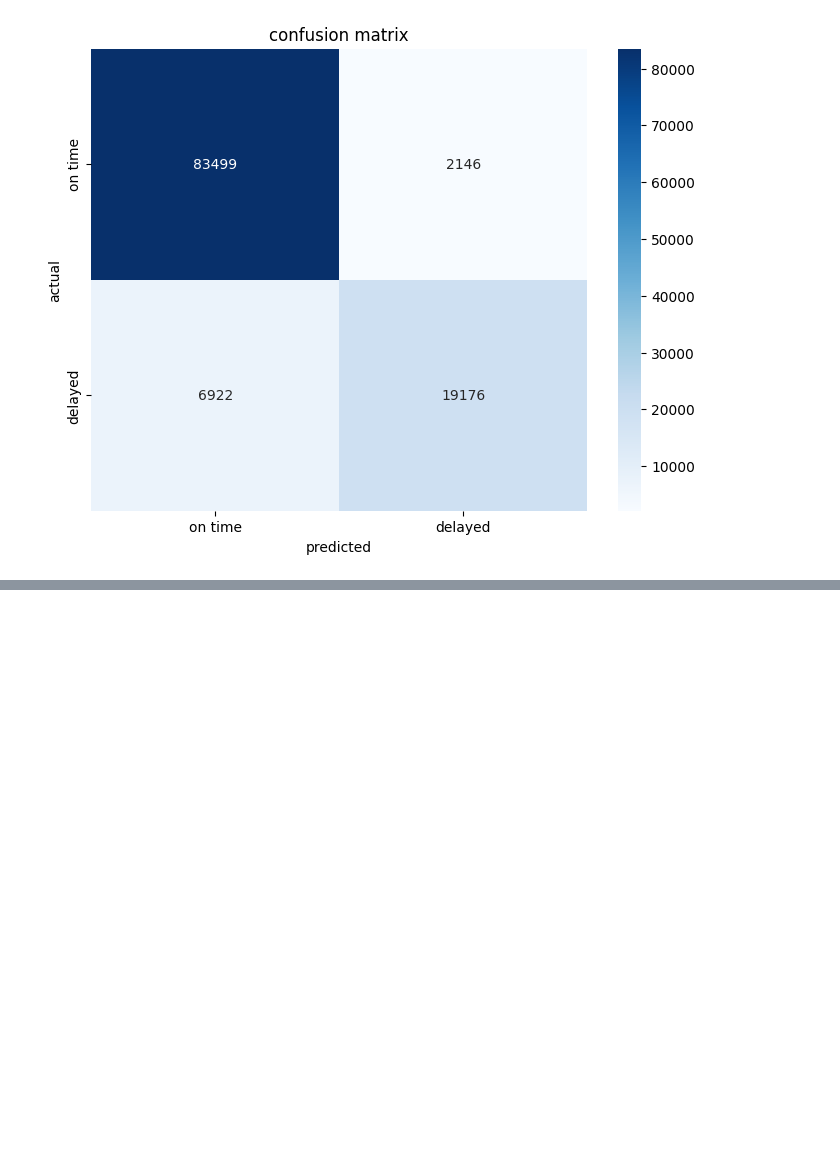
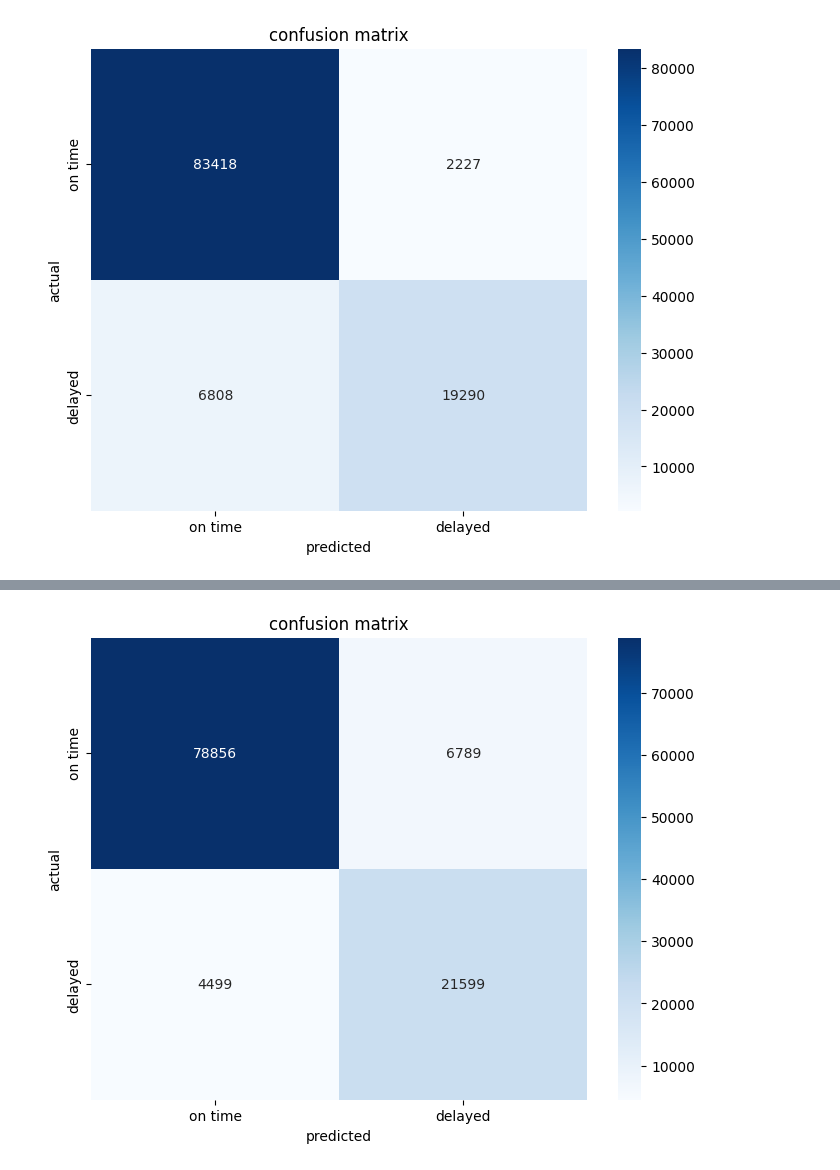
Before and after one commit to annawang021/flight_delays, a Jupyter notebook: logreg.ipynb, the cells around one changed output, grey strips where cells are left out. Cells and saved outputs as stored; diff of their text form; code cells hidden in the pictures; blank space fills up the shorter version.

Commit message:
class weights balanced

```diff
--- a/logreg.ipynb
+++ b/logreg.ipynb
@@ -35,7 +35,7 @@ from sklearn.linear_model import LogisticRegression
 from sklearn.pipeline import Pipeline
 from sklearn.metrics import accuracy_score, classification_report
 # %%
-X = df.drop(['FL_DATE','ARR_DELAY_NEW'], axis=1)
+X = df.drop(['ARR_DELAY_NEW'], axis=1)
 y = (df['ARR_DELAY_NEW'] > 15).astype(int)  # delays greater than 15 mins
 X_train, X_test, y_train, y_test = train_test_split(X, y, test_size=0.2, random_state=42)
 # %%
@@ -115,0 +118,13 @@ plt.show()
+# %%
+# penalize minority class misclassifications more
+model = Pipeline(steps=[
+    ('preprocessor', preprocessor),
+    ('classifier', LogisticRegression(max_iter=1000, class_weight='balanced'))
+])
+# %%
+model.fit(X_train, y_train)
+y_pred = model.predict(X_test)
+accuracy = accuracy_score(y_test, y_pred)
+print(f"accuracy: {accuracy}")
+report = classification_report(y_test, y_pred)
+print("classification report:\n", report)
@@ -115,0 +142,13 @@ plt.show()
+# %%
+cm = confusion_matrix(y_test, y_pred)
+
+plt.figure(figsize=(8, 6))
+sns.heatmap(cm, annot=True, fmt="d", cmap="Blues",
+            xticklabels=['on time', 'delayed'],
+            yticklabels=['on time', 'delayed'])
+plt.xlabel("predicted")
+plt.ylabel("actual")
+plt.title("confusion matrix")
+plt.show()
+# %% [output]
+[figure, added]
```
Also changed, not shown: parts of 5 cells of this notebook.
